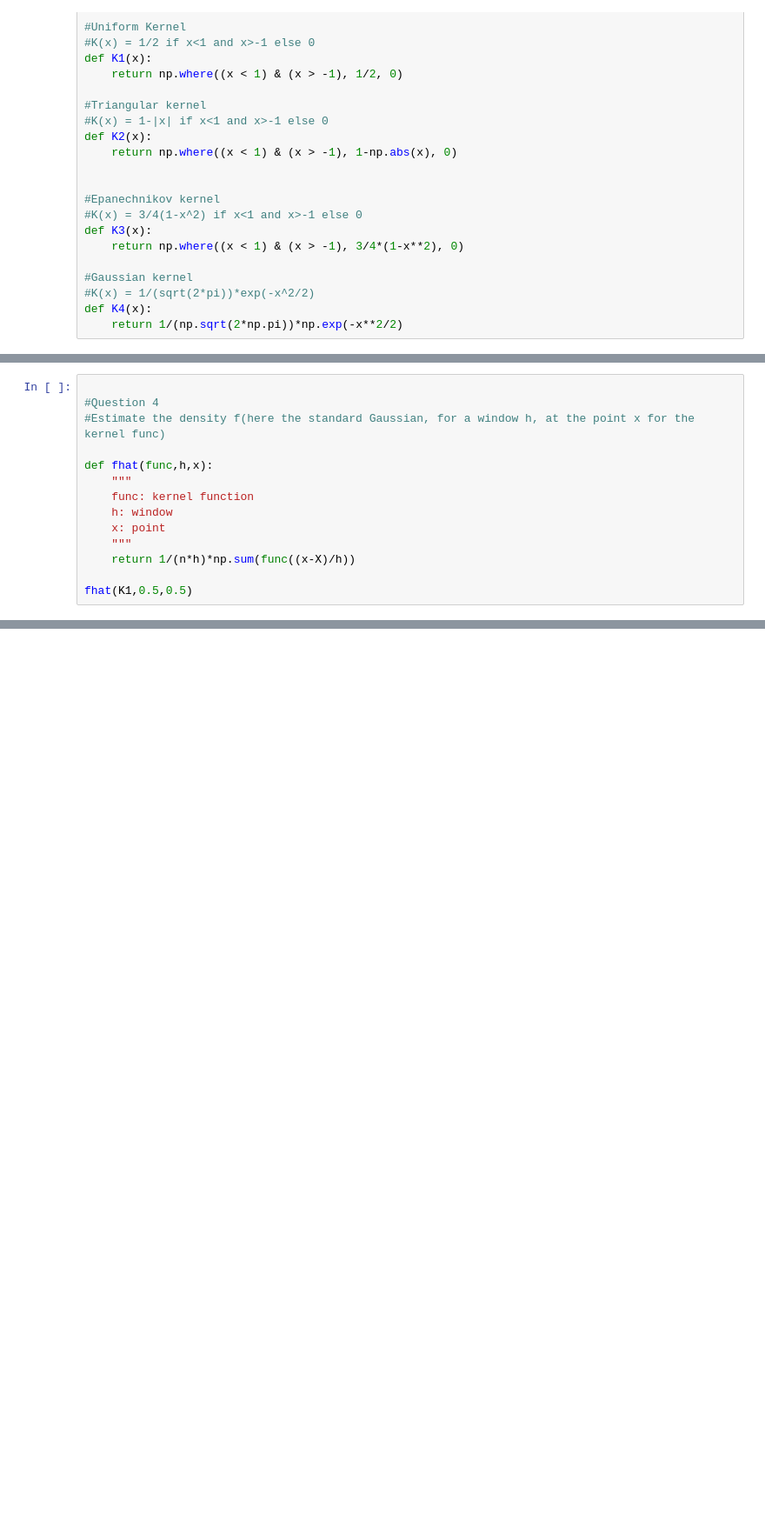
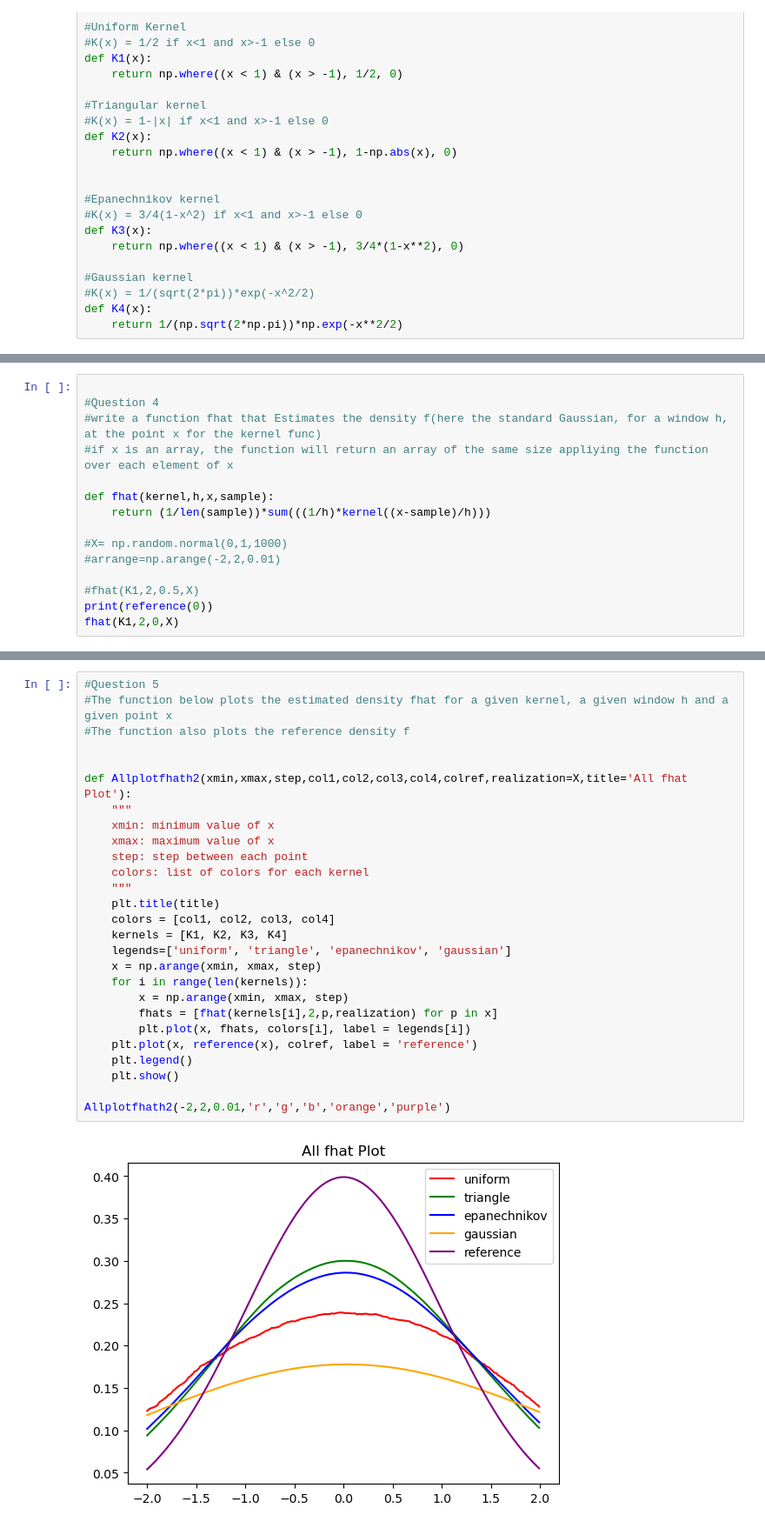
Before and after one commit to MurphLaws/statistics, a Jupyter notebook: TP3.ipynb, the cells around one changed output, grey strips where cells are left out. Shown at 87% size. Cells and saved outputs as stored; diff of their text form; blank space fills up the shorter version.

Commit message:
Questions 4-8

```diff
--- a/TP3.ipynb
+++ b/TP3.ipynb
@@ -89,15 +91,16 @@ array([-0.0192643 ,  0.85263974,  1.82861172,  0.91426421,  0.15224153,
 # %%
 
 #Question 4
-#Estimate the density f(here the standard Gaussian, for a window h, at the point x for the kernel func)
+#write a function fhat that Estimates the density f(here the standard Gaussian, for a window h, at the point x for the kernel func)
+#if x is an array, the function will return an array of the same size appliying the function over each element of x
 
-def fhat(func,h,x):
-    """
-    func: kernel function
-    h: window
-    x: point
-    """
-    return 1/(n*h)*np.sum(func((x-X)/h))
+def fhat(kernel,h,x,sample):
+    return (1/len(sample))*sum(((1/h)*kernel((x-sample)/h)))
 
-fhat(K1,0.5,0.5)
+#X= np.random.normal(0,1,1000)
+#arrange=np.arange(-2,2,0.01)
+
+#fhat(K1,2,0.5,X)
+print(reference(0))
+fhat(K1,2,0,X)
 # %% [output]
@@ -104,0 +109,29 @@ fhat(K1,0.5,0.5)
+# %%
+#Question 5
+#The function below plots the estimated density fhat for a given kernel, a given window h and a given point x
+#The function also plots the reference density f
+
+
+def Allplotfhath2(xmin,xmax,step,col1,col2,col3,col4,colref,realization=X,title='All fhat Plot'):
+    """
+    xmin: minimum value of x
+    xmax: maximum value of x
+    step: step between each point
+    colors: list of colors for each kernel
+    """
+    plt.title(title)
+    colors = [col1, col2, col3, col4]
+    kernels = [K1, K2, K3, K4]
+    legends=['uniform', 'triangle', 'epanechnikov', 'gaussian']
+    x = np.arange(xmin, xmax, step)
+    for i in range(len(kernels)):
+        x = np.arange(xmin, xmax, step)
+        fhats = [fhat(kernels[i],2,p,realization) for p in x]
+        plt.plot(x, fhats, colors[i], label = legends[i])
+    plt.plot(x, reference(x), colref, label = 'reference')
+    plt.legend()
+    plt.show()
+
+Allplotfhath2(-2,2,0.01,'r','g','b','orange','purple')
+# %% [output]
+[figure, added]
```
Also changed, not shown: parts of 6 cells of this notebook.
